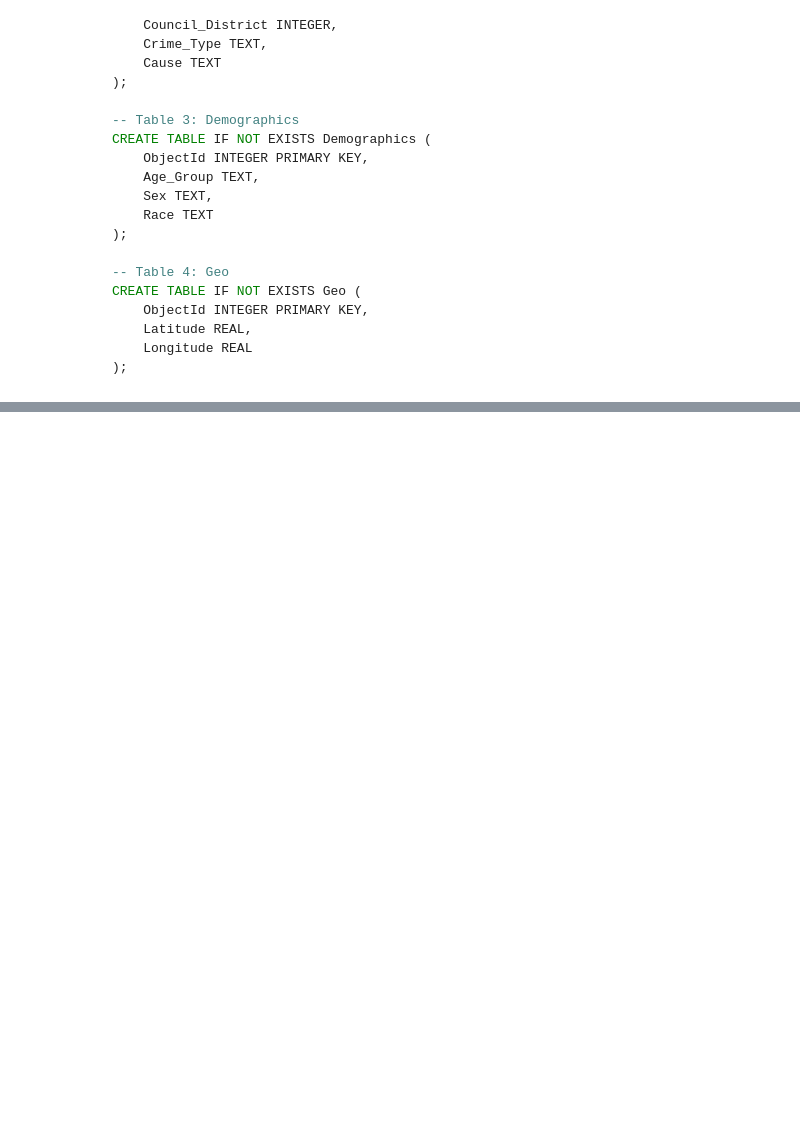
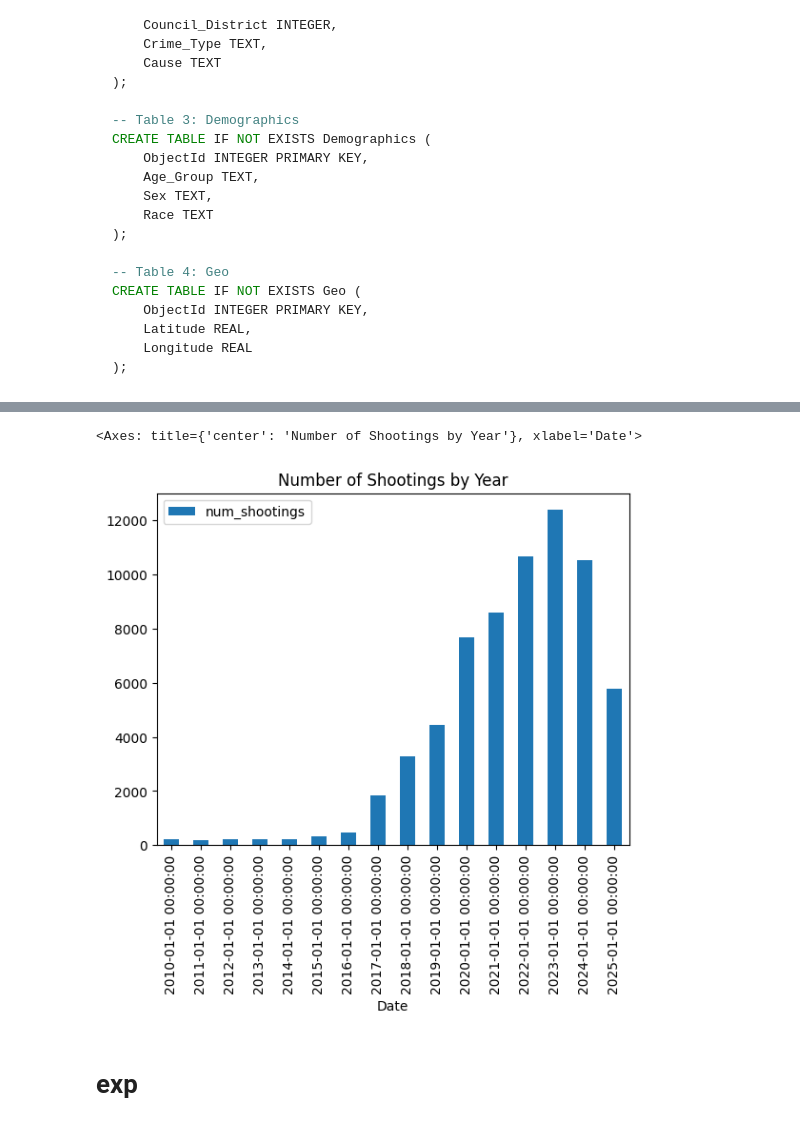
Before and after one commit to dmorton714/db_migration, a Jupyter notebook: src/notebook/notebook.ipynb, the cells around one changed output, grey strips where cells are left out. Drawn from its saved outputs; the diff is of its cells as text; code cells hidden in the pictures; blank space fills up the shorter version.

```diff
--- a/src/notebook/notebook.ipynb
+++ b/src/notebook/notebook.ipynb
@@ -255,0 +348,11 @@ if __name__ == "__main__":
+# %%
+data['Date'] = pd.to_datetime(data['Date'])
+
+shootings_by_year = (
+    data
+    .groupby(data['Date'].dt.to_period('Y'))
+    .size()
+    .rename('num_shootings')
+    .to_frame()
+)
+shootings_by_year
@@ -255,0 +378,15 @@ if __name__ == "__main__":
+# %%
+shootings_by_year = shootings_by_year.reset_index()
+shootings_by_year['Date'] = shootings_by_year['Date'].dt.to_timestamp()
+
+shootings_by_year.plot(
+    x='Date',
+    y='num_shootings',
+    kind='bar',
+    title='Number of Shootings by Year'
+)
+# %% [output]
+<Axes: title={'center': 'Number of Shootings by Year'}, xlabel='Date'>
+[figure, added]
+# %% [markdown]
+# exp
```
Also changed, not shown: parts of 34 cells of this notebook, 8 other files.
